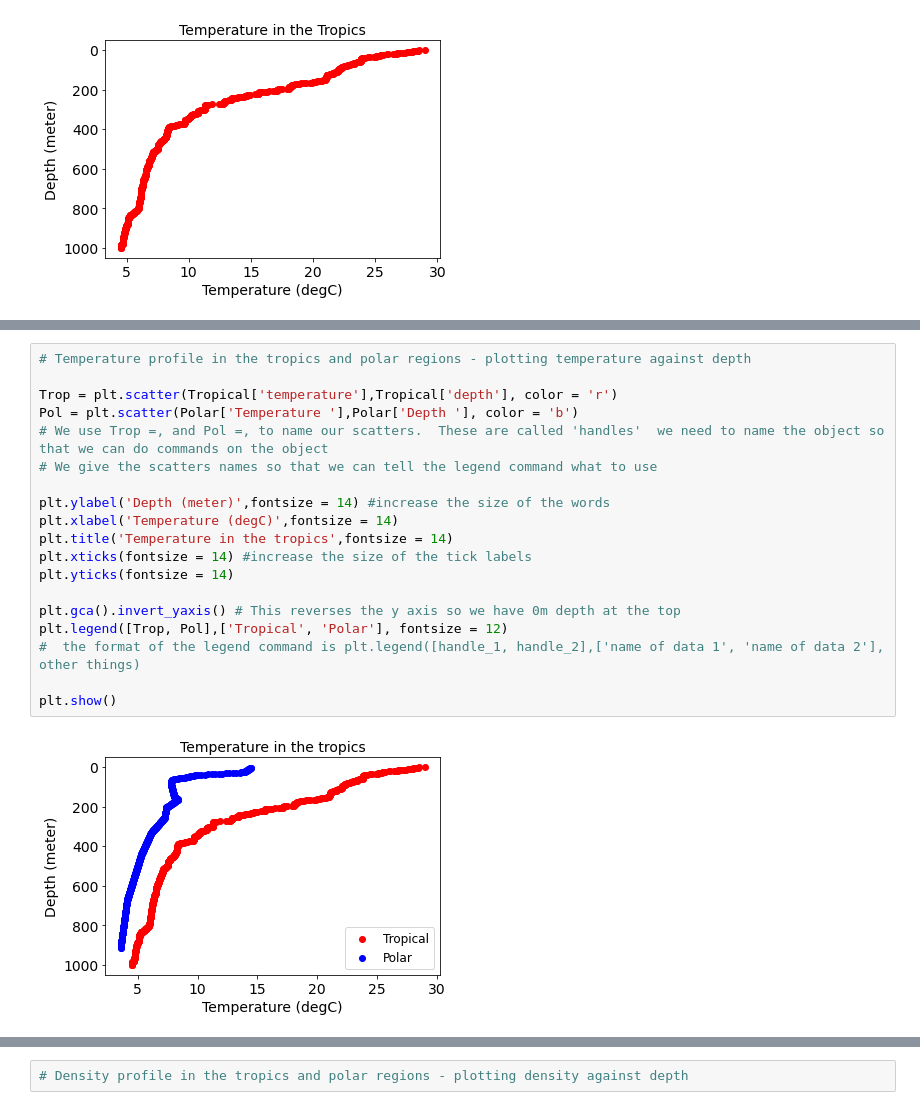
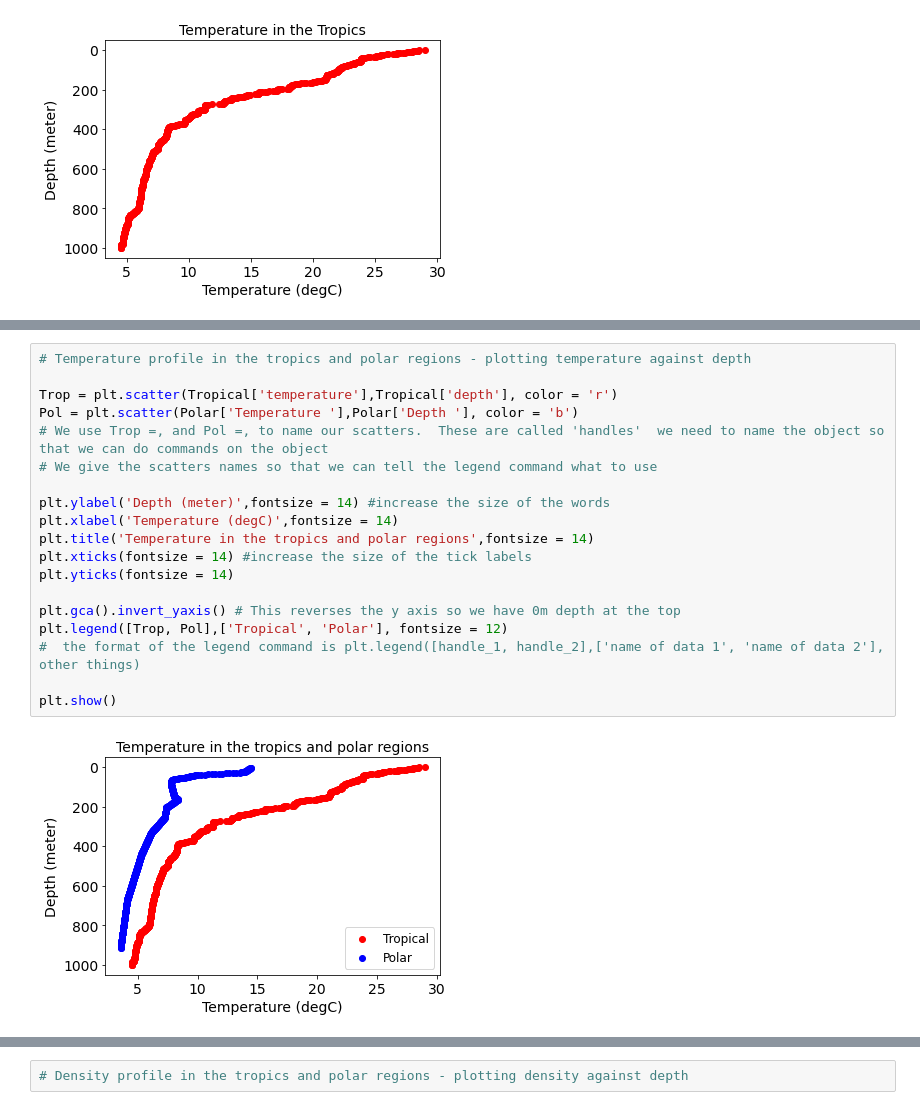
Before and after one commit to pyclub-cu/classes, a Jupyter notebook: Week_7_Data_Visualization.ipynb, the cells around one changed output, grey strips where cells are left out. Drawn from its saved outputs; the diff is of its cells as text.

```diff
--- a/Week_7_Data_Visualization.ipynb
+++ b/Week_7_Data_Visualization.ipynb
@@ -199,23 +197,23 @@ plt.show()
 # %%
 # Temperature profile in the tropics and polar regions - plotting temperature against depth
 
 Trop = plt.scatter(Tropical['temperature'],Tropical['depth'], color = 'r')
 Pol = plt.scatter(Polar['Temperature '],Polar['Depth '], color = 'b')
 # We use Trop =, and Pol =, to name our scatters.  These are called 'handles'  we need to name the object so that we can do commands on the object
 # We give the scatters names so that we can tell the legend command what to use
 
 plt.ylabel('Depth (meter)',fontsize = 14) #increase the size of the words
 plt.xlabel('Temperature (degC)',fontsize = 14)
-plt.title('Temperature in the tropics',fontsize = 14)
+plt.title('Temperature in the tropics and polar regions',fontsize = 14)
 plt.xticks(fontsize = 14) #increase the size of the tick labels
 plt.yticks(fontsize = 14)
 
 plt.gca().invert_yaxis() # This reverses the y axis so we have 0m depth at the top
 plt.legend([Trop, Pol],['Tropical', 'Polar'], fontsize = 12)
 #  the format of the legend command is plt.legend([handle_1, handle_2],['name of data 1', 'name of data 2'], other things)
 
 plt.show()
 # %% [output]
-[figure, old version]
+[figure, new version]
 # %% [markdown]
 # **Now you try!**
```
Also changed, not shown: parts of 17 cells of this notebook.
